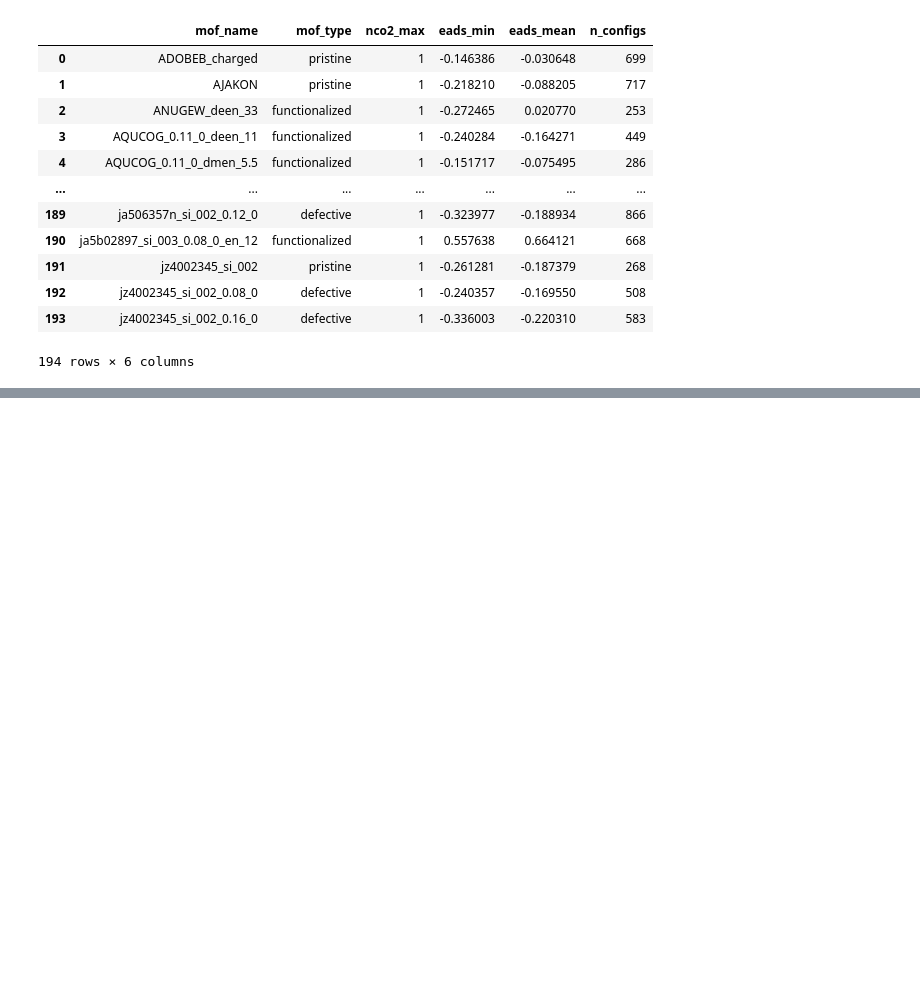
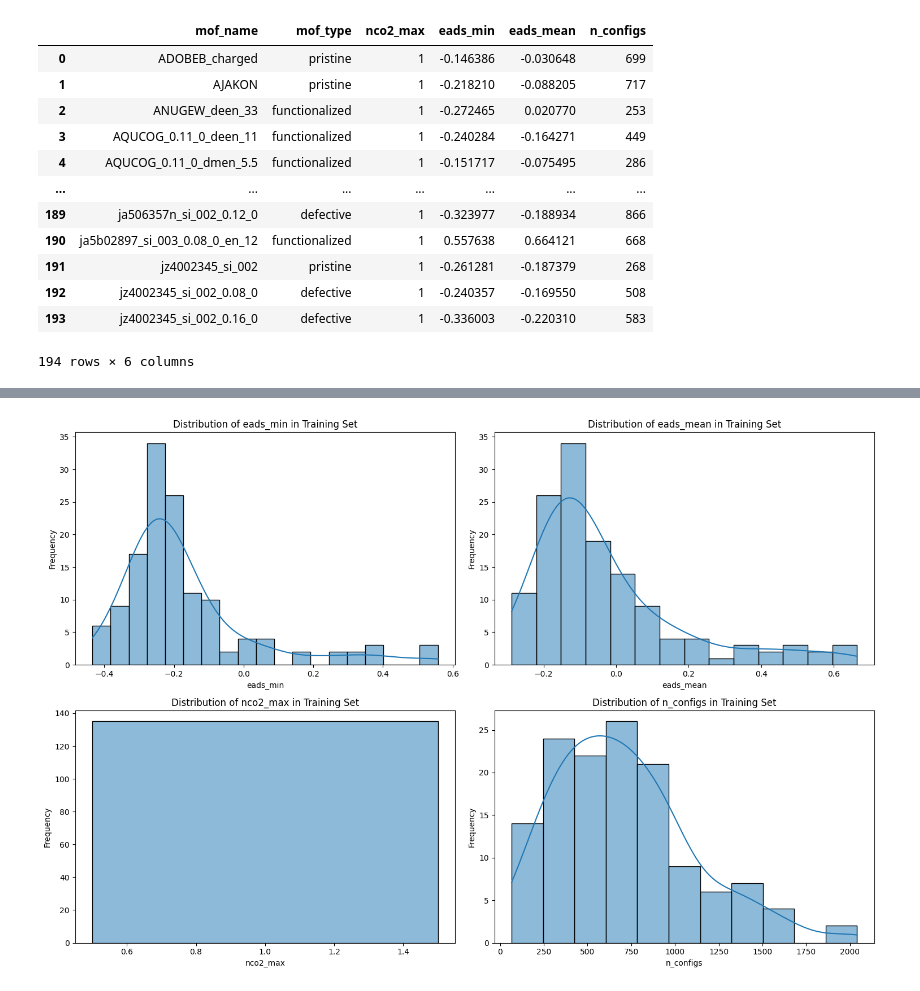
Before and after one commit to semmatoninn/CHE1148_MOFs_AtomicWizards, a Jupyter notebook: MOFs_E3GNN__AtomicWizards.ipynb, the cells around one changed output, grey strips where cells are left out. Saved outputs shown, nothing was run; the diff lists cells and outputs as text; code cells hidden in the pictures; blank space fills up the shorter version.

```diff
--- a/MOFs_E3GNN__AtomicWizards.ipynb
+++ b/MOFs_E3GNN__AtomicWizards.ipynb
@@ -223,0 +333,30 @@ plt.show()
+# %%
+import matplotlib.pyplot as plt
+import seaborn as sns
+import numpy as np
+
+# Extract mof_names from the training dataset
+train_mof_names = [data.mof_name for data in train_dataset]
+
+# Filter the original dataframe (df) to get labels for the training set
+df_train_labels = df[df['mof_name'].isin(train_mof_names)].copy()
+
+# Ensure the order matches if needed, though not strictly necessary for histograms
+# For visualization purposes, we are interested in the distribution of these values
+
+# Define the numerical columns to plot
+numerical_cols_to_plot = ['eads_min', 'eads_mean', 'nco2_max', 'n_configs']
+
+plt.figure(figsize=(15, 10))
+
+for i, col in enumerate(numerical_cols_to_plot):
+    plt.subplot(2, 2, i + 1) # 2 rows, 2 columns
+    sns.histplot(df_train_labels[col], kde=True)
+    plt.title(f'Distribution of {col} in Training Set')
+    plt.xlabel(col)
+    plt.ylabel('Frequency')
+
+plt.tight_layout()
+plt.show()
+# %% [output]
+[figure, added]
```
Also changed, not shown: parts of 40 cells of this notebook.
